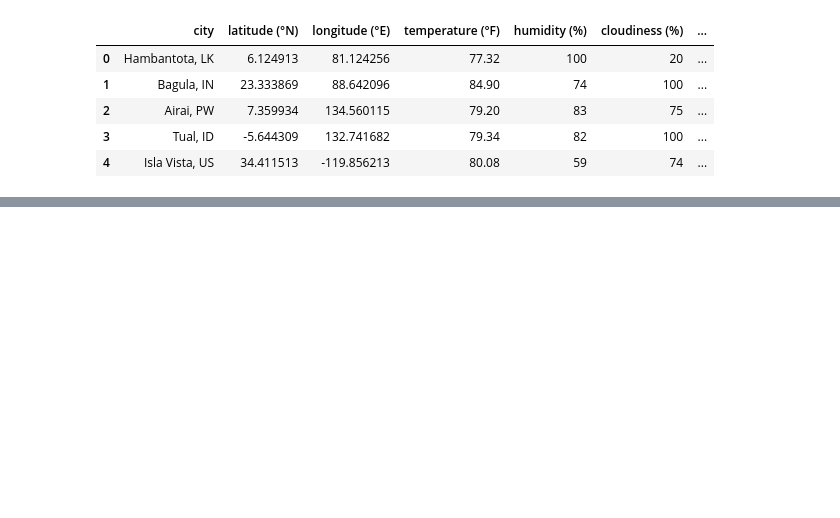
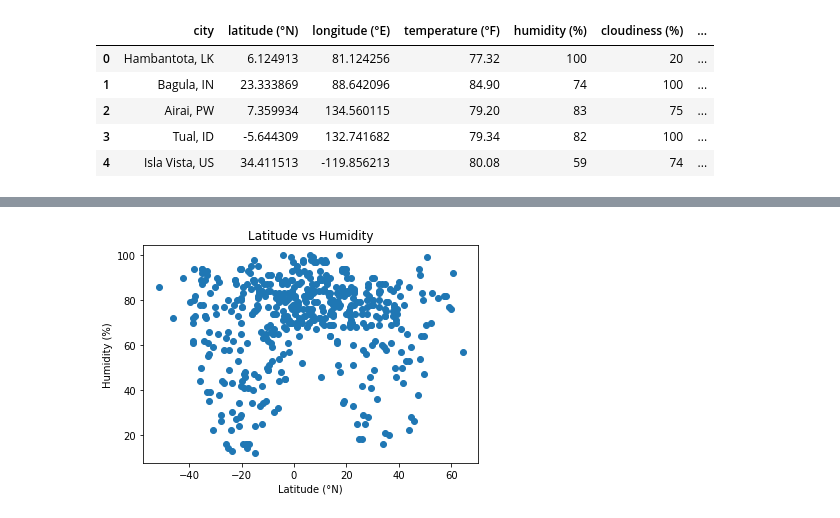
Before and after one commit to asundquistdavis/Web-Design-Challenge, a Jupyter notebook: Resources/create_visualizations.ipynb, the cells around one changed output, grey strips where cells are left out. Cells and saved outputs as stored; diff of their text form; code cells hidden in the pictures; blank space fills up the shorter version.

```diff
--- a/Resources/create_visualizations.ipynb
+++ b/Resources/create_visualizations.ipynb
@@ -15,0 +34,4 @@ weather_data.to_html(buf='data.html', encoding='utf-8')
+# %%
+scatter(weather_data, 'latitude (°N)', 'humidity (%)')
+# %% [output]
+[figure, added]
```
Also changed, not shown: parts of 5 cells of this notebook, 5 other files.
